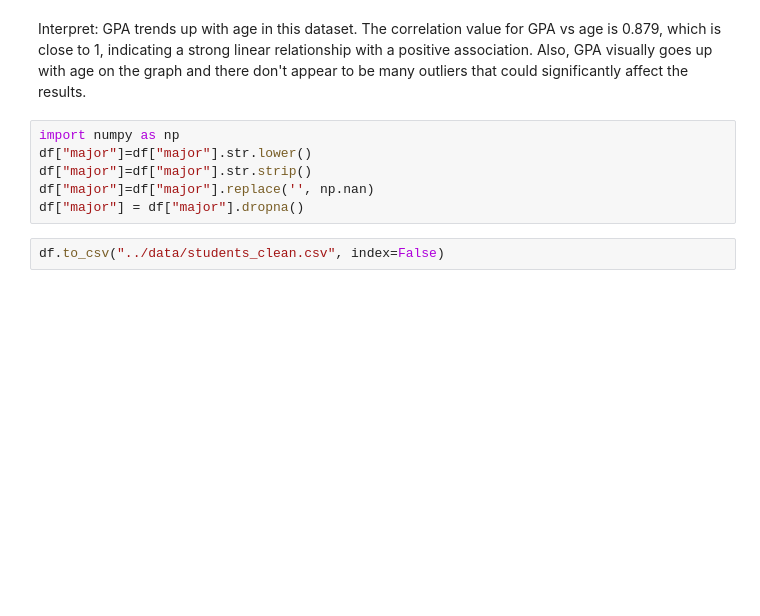
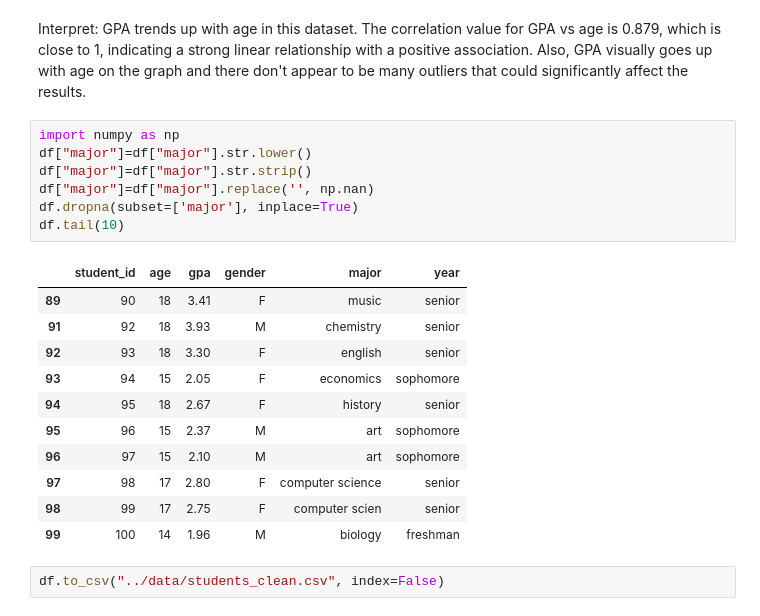
Before and after one commit to dys01/lab_5_eda, a Jupyter notebook: notebooks/eda.ipynb, the cells around one changed output. Saved outputs shown, nothing was run; the diff lists cells and outputs as text; blank space fills up the shorter version.

```diff
--- a/notebooks/eda.ipynb
+++ b/notebooks/eda.ipynb
@@ -81,9 +81,22 @@ Interpret: GPA trends up with age in this dataset. The correlation value for GPA
 # %%
 import numpy as np
 df["major"]=df["major"].str.lower()
 df["major"]=df["major"].str.strip()
 df["major"]=df["major"].replace('', np.nan)
-df["major"] = df["major"].dropna()
+df.dropna(subset=['major'], inplace=True)
+df.tail(10)
+# %% [output]
+|  | student_id | age | gpa | gender | major | year |
+| 89 | 90 | 18 | 3.41 | F | music | senior |
+| 91 | 92 | 18 | 3.93 | M | chemistry | senior |
+| 92 | 93 | 18 | 3.30 | F | english | senior |
+| 93 | 94 | 15 | 2.05 | F | economics | sophomore |
+| 94 | 95 | 18 | 2.67 | F | history | senior |
+| 95 | 96 | 15 | 2.37 | M | art | sophomore |
+| 96 | 97 | 15 | 2.10 | M | art | sophomore |
+| 97 | 98 | 17 | 2.80 | F | computer science | senior |
+| 98 | 99 | 17 | 2.75 | F | computer scien | senior |
+| 99 | 100 | 14 | 1.96 | M | biology | freshman |
 # %%
 df.to_csv("../data/students_clean.csv", index=False)
 # %% [markdown]
```
